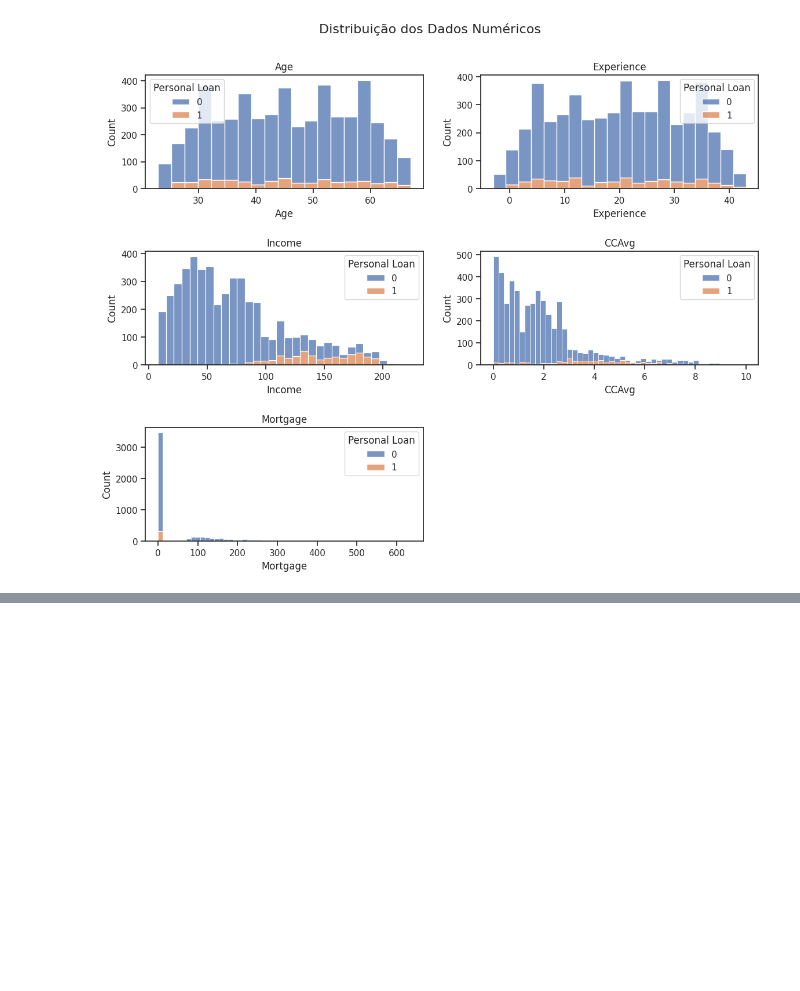
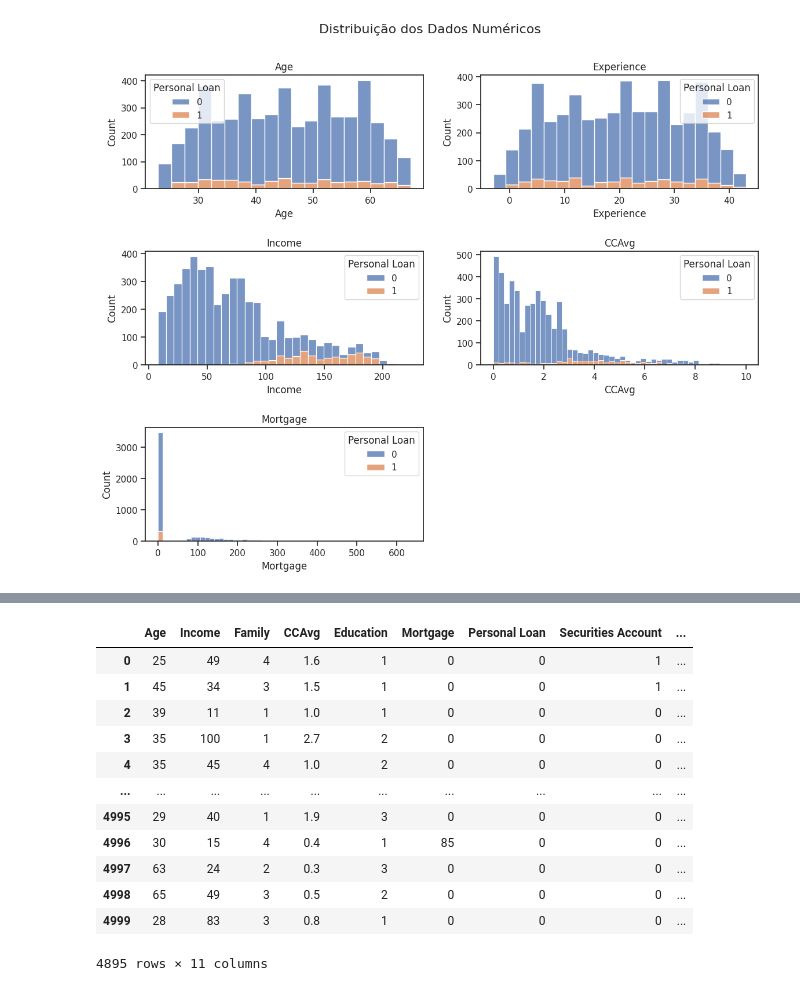
Before and after one commit to mateusopaiva/machine-learning-chatgpt, a Jupyter notebook: Machine_Learning_utilizando_ChatGPT_como_assistente.ipynb, the cells around one changed output, grey strips where cells are left out. Cells and saved outputs as stored; diff of their text form; code cells hidden in the pictures; blank space fills up the shorter version.

```diff
--- a/Machine_Learning_utilizando_ChatGPT_como_assistente.ipynb
+++ b/Machine_Learning_utilizando_ChatGPT_como_assistente.ipynb
@@ -253,0 +398,17 @@ plt.show()
+# %%
+from scipy import stats
+
+# 1. Obter z-score usando stats
+z_scores = stats.zscore(df['Mortgage'])
+
+# 2. Definir limite (por exemplo, 3 desvios padrão)
+limite = 3
+
+# 3. Obter outliers
+outliers = df['Mortgage'][abs(z_scores) > limite]
+
+# 4. Remover outliers
+df = df.drop(outliers.index)
+
+# Verificar o novo DataFrame após a remoção dos outliers
+df.head()
@@ -253,0 +437,16 @@ plt.show()
+# %%
+df
+# %% [output]
+|  | Age | Income | Family | CCAvg | Education | Mortgage | Personal Loan | Securities Account | ... |
+| 0 | 25 | 49 | 4 | 1.6 | 1 | 0 | 0 | 1 | ... |
+| 1 | 45 | 34 | 3 | 1.5 | 1 | 0 | 0 | 1 | ... |
+| 2 | 39 | 11 | 1 | 1.0 | 1 | 0 | 0 | 0 | ... |
+| 3 | 35 | 100 | 1 | 2.7 | 2 | 0 | 0 | 0 | ... |
+| 4 | 35 | 45 | 4 | 1.0 | 2 | 0 | 0 | 0 | ... |
+| ... | ... | ... | ... | ... | ... | ... | ... | ... | ... |
+| 4995 | 29 | 40 | 1 | 1.9 | 3 | 0 | 0 | 0 | ... |
+| 4996 | 30 | 15 | 4 | 0.4 | 1 | 85 | 0 | 0 | ... |
+| 4997 | 63 | 24 | 2 | 0.3 | 3 | 0 | 0 | 0 | ... |
+| 4998 | 65 | 49 | 3 | 0.5 | 2 | 0 | 0 | 0 | ... |
+| 4999 | 28 | 83 | 3 | 0.8 | 1 | 0 | 0 | 0 | ... |
+4895 rows × 11 columns
```
Also changed, not shown: parts of 18 cells of this notebook.
